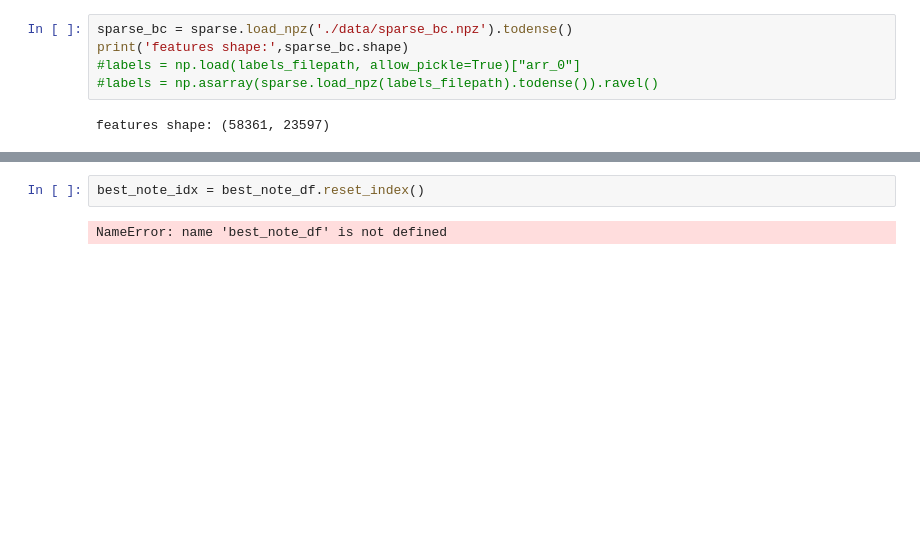
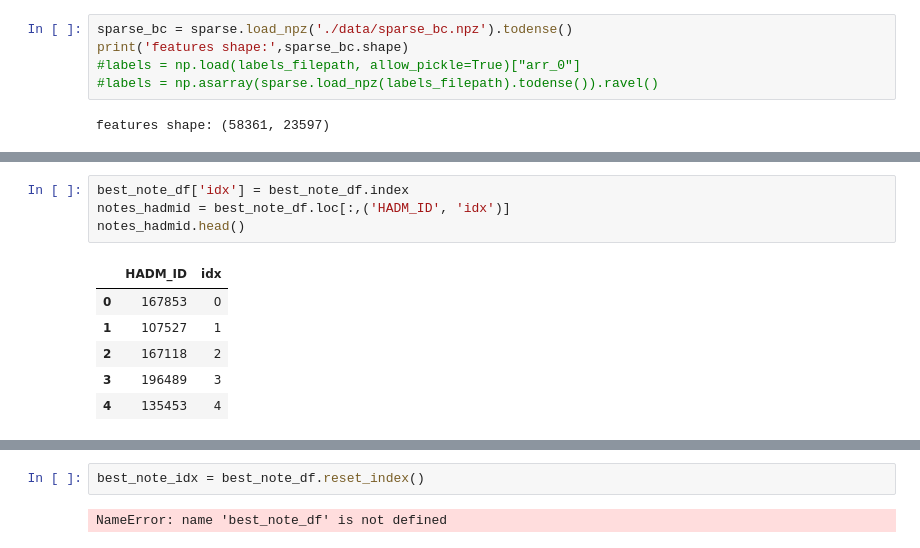
Before and after one commit to natalie-ayers/n2c2-track2-nlp-uchicago, a Jupyter notebook: label_processing.ipynb, the cells around one changed output, grey strips where cells are left out. Drawn from its saved outputs; the diff is of its cells as text; blank space fills up the shorter version.

```diff
--- a/label_processing.ipynb
+++ b/label_processing.ipynb
@@ -606,0 +623,11 @@ sparse_bc_df.head()
+# %%
+best_note_df['idx'] = best_note_df.index
+notes_hadmid = best_note_df.loc[:,('HADM_ID', 'idx')]
+notes_hadmid.head()
+# %% [output]
+|  | HADM_ID | idx |
+| 0 | 167853 | 0 |
+| 1 | 107527 | 1 |
+| 2 | 167118 | 2 |
+| 3 | 196489 | 3 |
+| 4 | 135453 | 4 |
```
Also changed, not shown: parts of 20 cells of this notebook, 2 other files.
